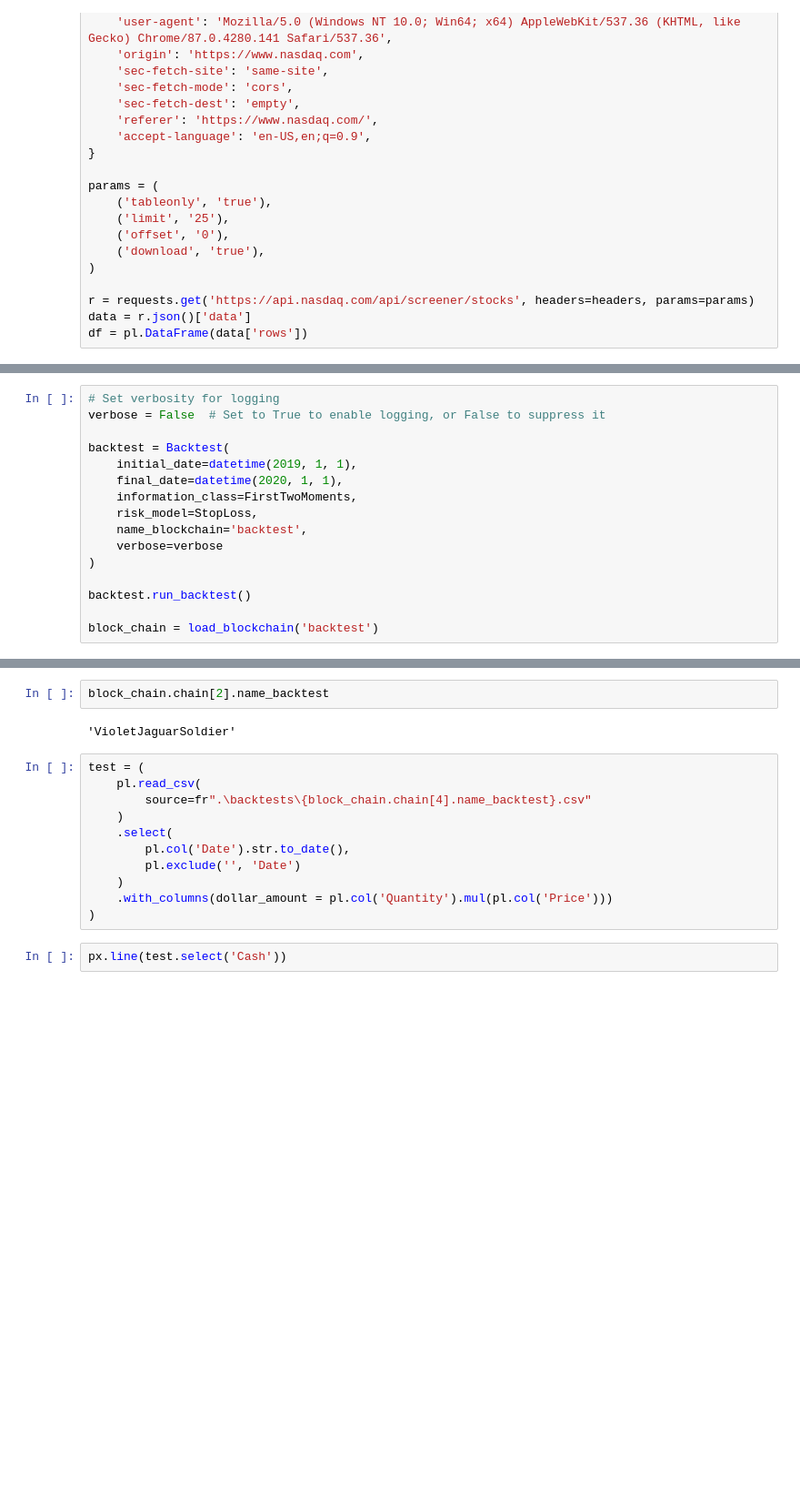
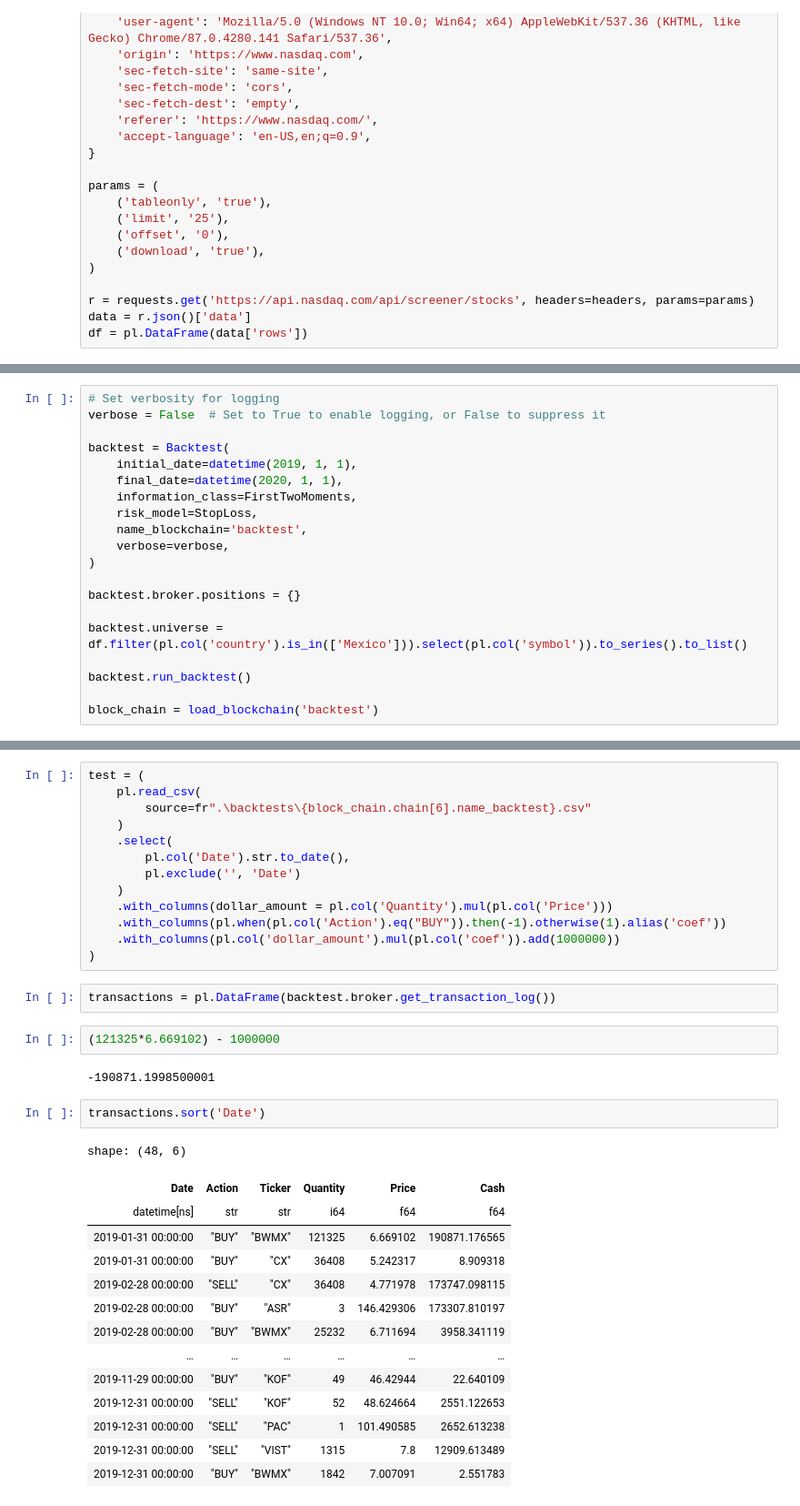
Before and after one commit to faunebl/pybacktestchain-gui, a Jupyter notebook: src/pybacktestchain_gui/main.ipynb, the cells around one changed output, grey strips where cells are left out. Shown: that part at 91% size. Cells and saved outputs as stored; diff of their text form; blank space fills up the shorter version.

```diff
--- a/src/pybacktestchain_gui/main.ipynb
+++ b/src/pybacktestchain_gui/main.ipynb
@@ -67,8 +73,12 @@ backtest = Backtest(
     information_class=FirstTwoMoments,
     risk_model=StopLoss,
     name_blockchain='backtest',
-    verbose=verbose
+    verbose=verbose,
 )
+
+backtest.broker.positions = {}
+
+backtest.universe = df.filter(pl.col('country').is_in(['Mexico'])).select(pl.col('symbol')).to_series().to_list()
 
 backtest.run_backtest()
 
@@ -94,17 +104,36 @@ INFO:root:Backtest completed. Final portfolio value: 1729937.145619154
-# %%
-block_chain.chain[2].name_backtest
-# %% [output]
-'VioletJaguarSoldier'
 # %%
 test = (
     pl.read_csv(
-        source=fr".\backtests\{block_chain.chain[4].name_backtest}.csv"
+        source=fr".\backtests\{block_chain.chain[6].name_backtest}.csv"
     )
     .select(
         pl.col('Date').str.to_date(),
         pl.exclude('', 'Date')
     )
     .with_columns(dollar_amount = pl.col('Quantity').mul(pl.col('Price')))
+    .with_columns(pl.when(pl.col('Action').eq("BUY")).then(-1).otherwise(1).alias('coef'))
+    .with_columns(pl.col('dollar_amount').mul(pl.col('coef')).add(1000000))
 )
-# %%
-px.line(test.select('Cash'))
+# %%
+transactions = pl.DataFrame(backtest.broker.get_transaction_log())
+# %%
+(121325*6.669102) - 1000000
+# %% [output]
+-190871.1998500001
+# %%
+transactions.sort('Date')
+# %% [output]
+shape: (48, 6)
+| Date | Action | Ticker | Quantity | Price | Cash |
+| datetime[ns] | str | str | i64 | f64 | f64 |
+| 2019-01-31 00:00:00 | "BUY" | "BWMX" | 121325 | 6.669102 | 190871.176565 |
+| 2019-01-31 00:00:00 | "BUY" | "CX" | 36408 | 5.242317 | 8.909318 |
+| 2019-02-28 00:00:00 | "SELL" | "CX" | 36408 | 4.771978 | 173747.098115 |
+| 2019-02-28 00:00:00 | "BUY" | "ASR" | 3 | 146.429306 | 173307.810197 |
+| 2019-02-28 00:00:00 | "BUY" | "BWMX" | 25232 | 6.711694 | 3958.341119 |
+| … | … | … | … | … | … |
+| 2019-11-29 00:00:00 | "BUY" | "KOF" | 49 | 46.42944 | 22.640109 |
+| 2019-12-31 00:00:00 | "SELL" | "KOF" | 52 | 48.624664 | 2551.122653 |
+| 2019-12-31 00:00:00 | "SELL" | "PAC" | 1 | 101.490585 | 2652.613238 |
+| 2019-12-31 00:00:00 | "SELL" | "VIST" | 1315 | 7.8 | 12909.613489 |
+| 2019-12-31 00:00:00 | "BUY" | "BWMX" | 1842 | 7.007091 | 2.551783 |
```
Also changed, not shown: parts of 9 cells of this notebook, 5 other files.
